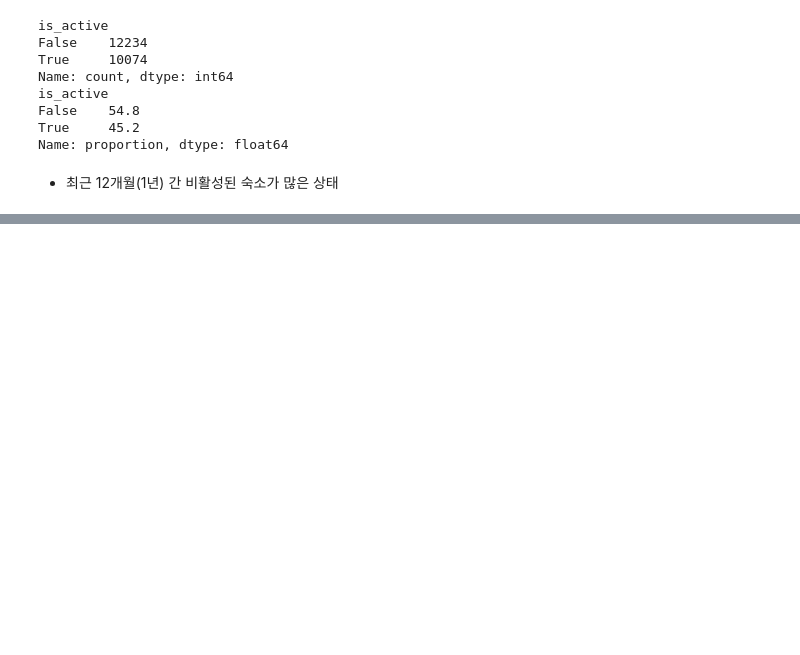
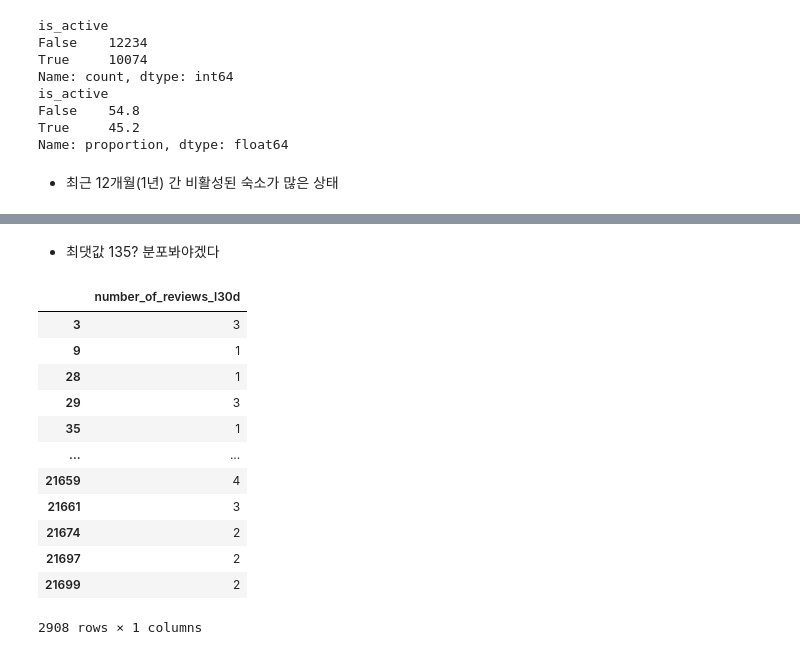
Before and after one commit to sybeom528/airbnb_price_prediction, a Jupyter notebook: notebooks/pjh.ipynb, the cells around one changed output, grey strips where cells are left out. Saved outputs shown, nothing was run; the diff lists cells and outputs as text; code cells hidden in the pictures; blank space fills up the shorter version.

```diff
--- a/notebooks/pjh.ipynb
+++ b/notebooks/pjh.ipynb
@@ -672,0 +688,19 @@ Name: proportion, dtype: float64
+# %% [markdown]
+- 최댓값 135? 분포봐야겠다
+# %%
+# >0 == True인 행만 추출
+df.loc[df["number_of_reviews_l30d"] > 0][["number_of_reviews_l30d"]]
+# %% [output]
+|  | number_of_reviews_l30d |
+| 3 | 3 |
+| 9 | 1 |
+| 28 | 1 |
+| 29 | 3 |
+| 35 | 1 |
+| ... | ... |
+| 21659 | 4 |
+| 21661 | 3 |
+| 21674 | 2 |
+| 21697 | 2 |
+| 21699 | 2 |
+2908 rows × 1 columns
```
Also changed, not shown: parts of 5 cells of this notebook.
